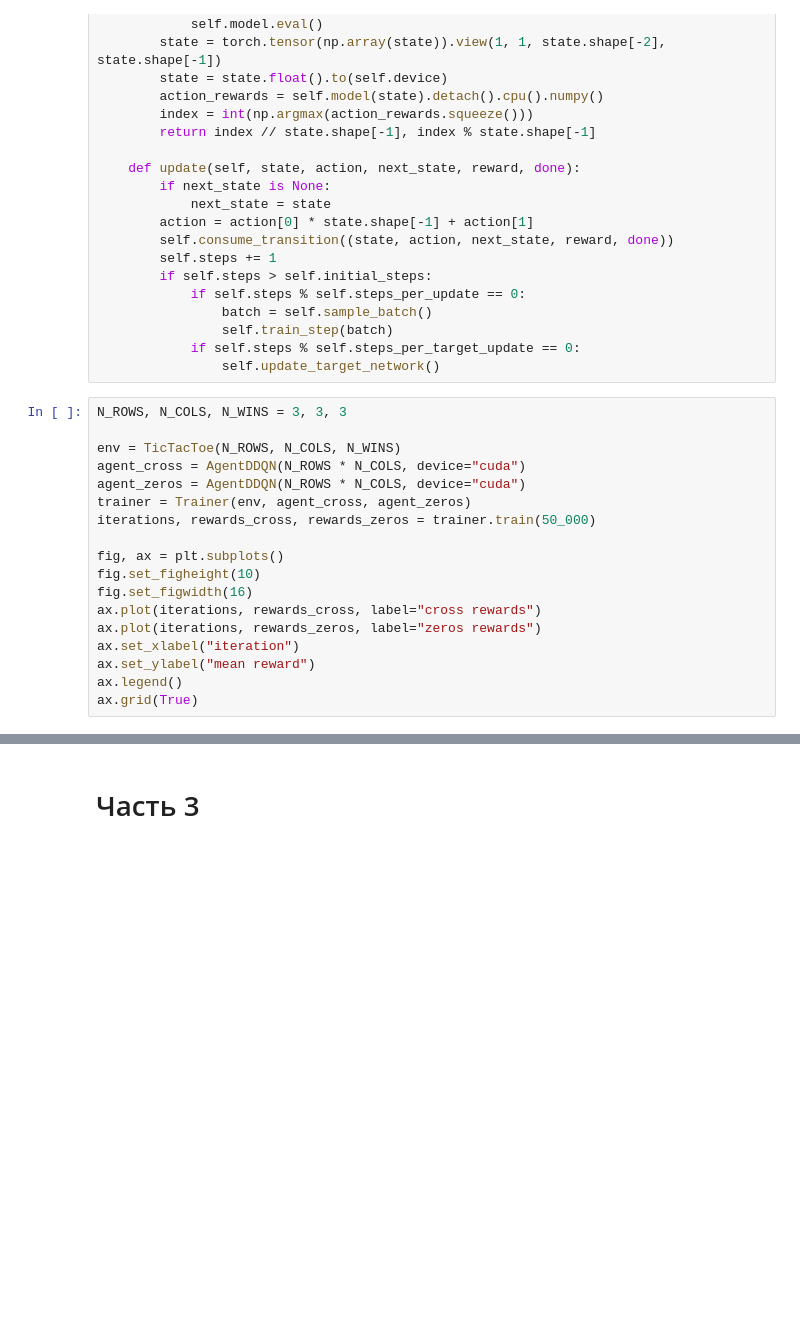
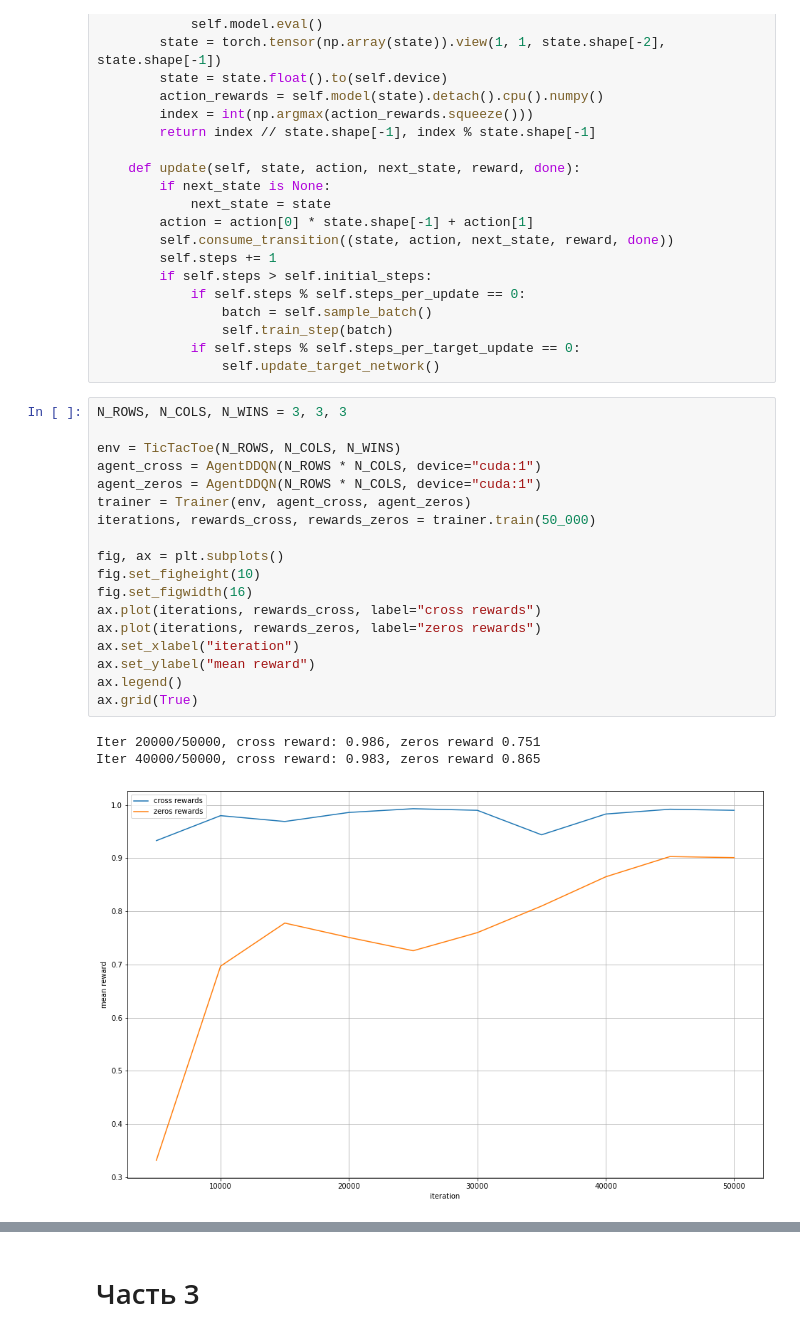
Before and after one commit to IMDxD/made_rl, a Jupyter notebook: hw2/hw2.ipynb, the cells around one changed output, grey strips where cells are left out. Cells and saved outputs as stored; diff of their text form; blank space fills up the shorter version.

```diff
--- a/hw2/hw2.ipynb
+++ b/hw2/hw2.ipynb
@@ -642,21 +681,25 @@ class AgentDDQN:
 # %%
 N_ROWS, N_COLS, N_WINS = 3, 3, 3
 
 env = TicTacToe(N_ROWS, N_COLS, N_WINS)
-agent_cross = AgentDDQN(N_ROWS * N_COLS, device="cuda")
-agent_zeros = AgentDDQN(N_ROWS * N_COLS, device="cuda")
+agent_cross = AgentDDQN(N_ROWS * N_COLS, device="cuda:1")
+agent_zeros = AgentDDQN(N_ROWS * N_COLS, device="cuda:1")
 trainer = Trainer(env, agent_cross, agent_zeros)
 iterations, rewards_cross, rewards_zeros = trainer.train(50_000)
 
 fig, ax = plt.subplots()
 fig.set_figheight(10)
 fig.set_figwidth(16)
 ax.plot(iterations, rewards_cross, label="cross rewards")
 ax.plot(iterations, rewards_zeros, label="zeros rewards")
 ax.set_xlabel("iteration")
 ax.set_ylabel("mean reward")
 ax.legend()
 ax.grid(True)
+# %% [output]
+Iter 20000/50000, cross reward: 0.986, zeros reward 0.751
+Iter 40000/50000, cross reward: 0.983, zeros reward 0.865
+[figure, added]
 # %%
 N_ROWS, N_COLS, N_WINS = 4, 4, 4
 
```
Also changed, not shown: parts of 13 cells of this notebook.
